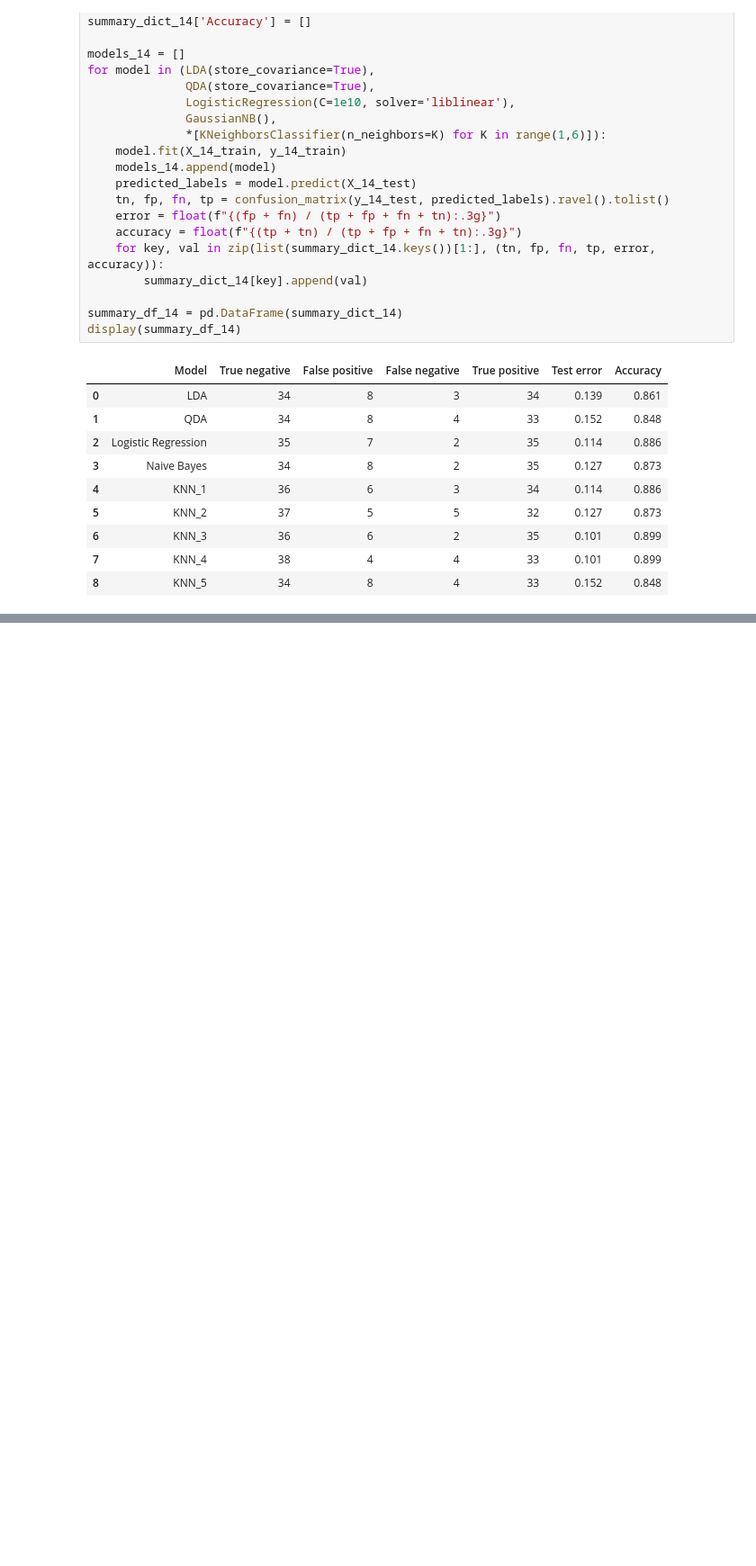
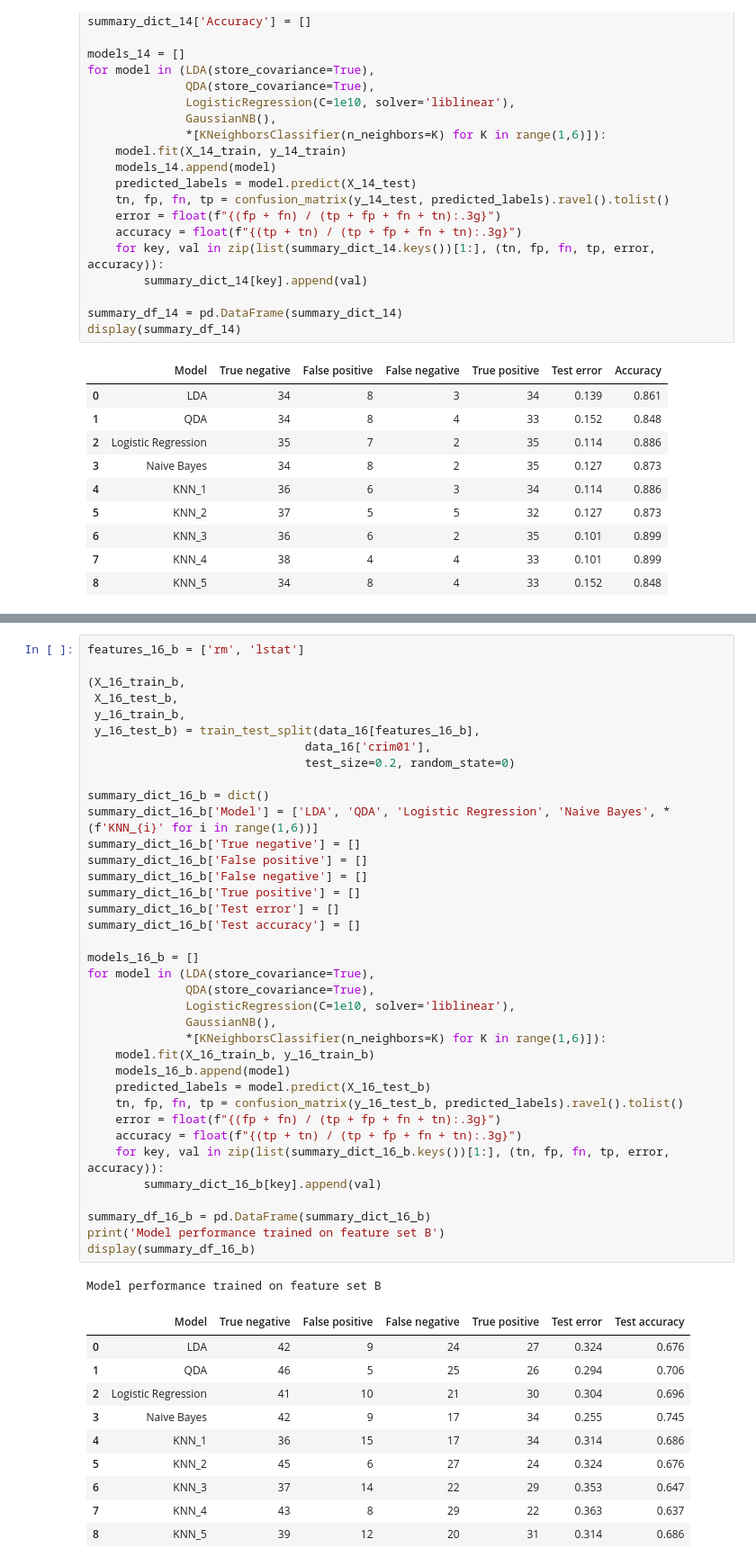
Before and after one commit to nhitran-00/ISL, a Jupyter notebook: chapter_4.ipynb, the cells around one changed output, grey strips where cells are left out. Shown at 90% size. Drawn from its saved outputs; the diff is of its cells as text; blank space fills up the shorter version.

```diff
--- a/chapter_4.ipynb
+++ b/chapter_4.ipynb
@@ -582,0 +721,49 @@ Additionally, the summary table suggests that while initial data analysis is cru
+# %%
+features_16_b = ['rm', 'lstat']
+
+(X_16_train_b,
+ X_16_test_b,
+ y_16_train_b,
+ y_16_test_b) = train_test_split(data_16[features_16_b],
+                               data_16['crim01'],
+                               test_size=0.2, random_state=0)
+
+summary_dict_16_b = dict()
+summary_dict_16_b['Model'] = ['LDA', 'QDA', 'Logistic Regression', 'Naive Bayes', *(f'KNN_{i}' for i in range(1,6))]
+summary_dict_16_b['True negative'] = []
+summary_dict_16_b['False positive'] = []
+summary_dict_16_b['False negative'] = []
+summary_dict_16_b['True positive'] = []
+summary_dict_16_b['Test error'] = []
+summary_dict_16_b['Test accuracy'] = []
+
+models_16_b = []
+for model in (LDA(store_covariance=True),
+              QDA(store_covariance=True),
+              LogisticRegression(C=1e10, solver='liblinear'),
+              GaussianNB(),
+              *[KNeighborsClassifier(n_neighbors=K) for K in range(1,6)]):
+    model.fit(X_16_train_b, y_16_train_b)
+    models_16_b.append(model)
+    predicted_labels = model.predict(X_16_test_b)
+    tn, fp, fn, tp = confusion_matrix(y_16_test_b, predicted_labels).ravel().tolist()
+    error = float(f"{(fp + fn) / (tp + fp + fn + tn):.3g}")
+    accuracy = float(f"{(tp + tn) / (tp + fp + fn + tn):.3g}")
+    for key, val in zip(list(summary_dict_16_b.keys())[1:], (tn, fp, fn, tp, error, accuracy)):
+        summary_dict_16_b[key].append(val)
+
+summary_df_16_b = pd.DataFrame(summary_dict_16_b)
+print('Model performance trained on feature set B')
+display(summary_df_16_b)
+# %% [output]
+Model performance trained on feature set B
+|  | Model | True negative | False positive | False negative | True positive | Test error | Test accuracy |
+| 0 | LDA | 42 | 9 | 24 | 27 | 0.324 | 0.676 |
+| 1 | QDA | 46 | 5 | 25 | 26 | 0.294 | 0.706 |
+| 2 | Logistic Regression | 41 | 10 | 21 | 30 | 0.304 | 0.696 |
+| 3 | Naive Bayes | 42 | 9 | 17 | 34 | 0.255 | 0.745 |
+| 4 | KNN_1 | 36 | 15 | 17 | 34 | 0.314 | 0.686 |
+| 5 | KNN_2 | 45 | 6 | 27 | 24 | 0.324 | 0.676 |
+| 6 | KNN_3 | 37 | 14 | 22 | 29 | 0.353 | 0.647 |
+| 7 | KNN_4 | 43 | 8 | 29 | 22 | 0.363 | 0.637 |
+| 8 | KNN_5 | 39 | 12 | 20 | 31 | 0.314 | 0.686 |
```
Also changed, not shown: parts of 12 cells of this notebook.
